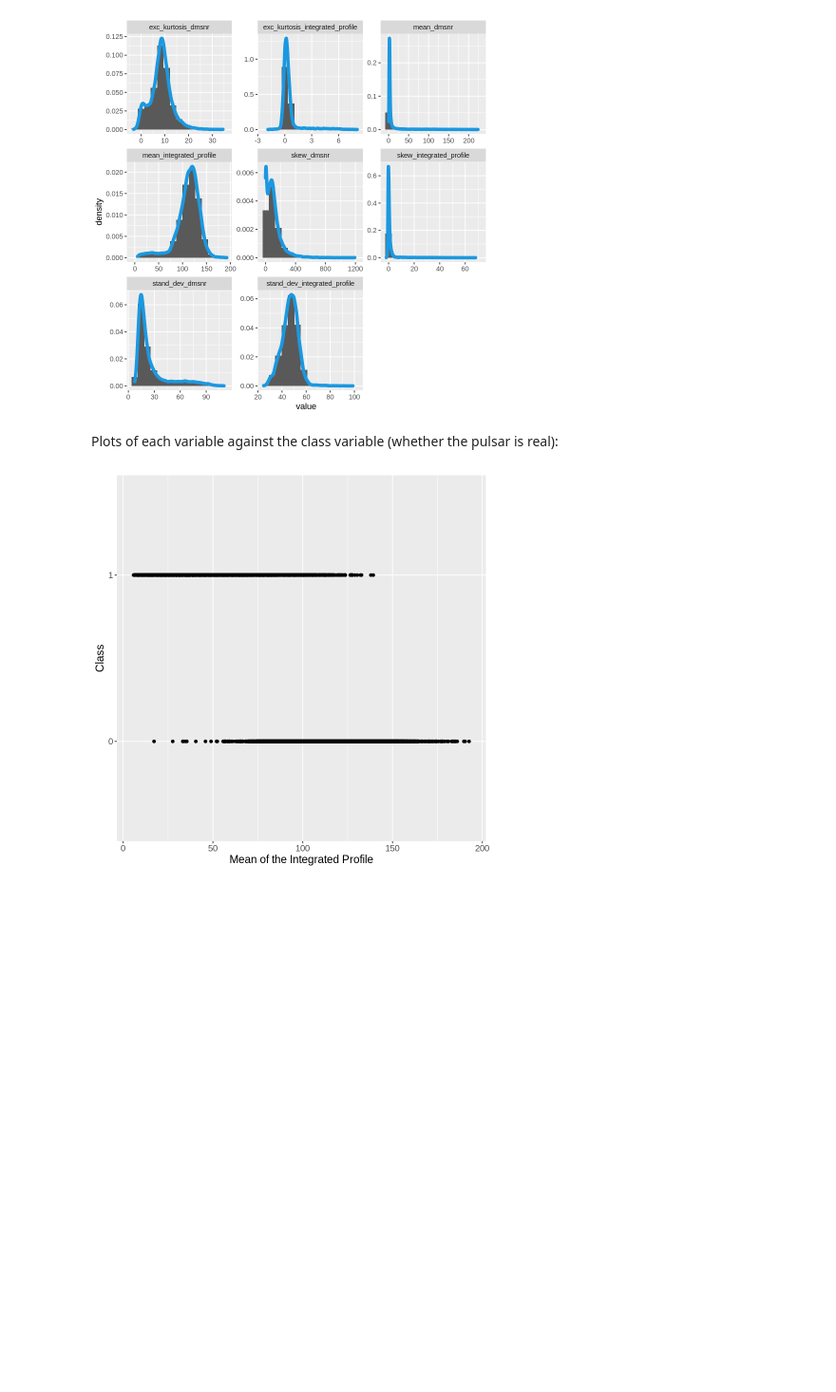
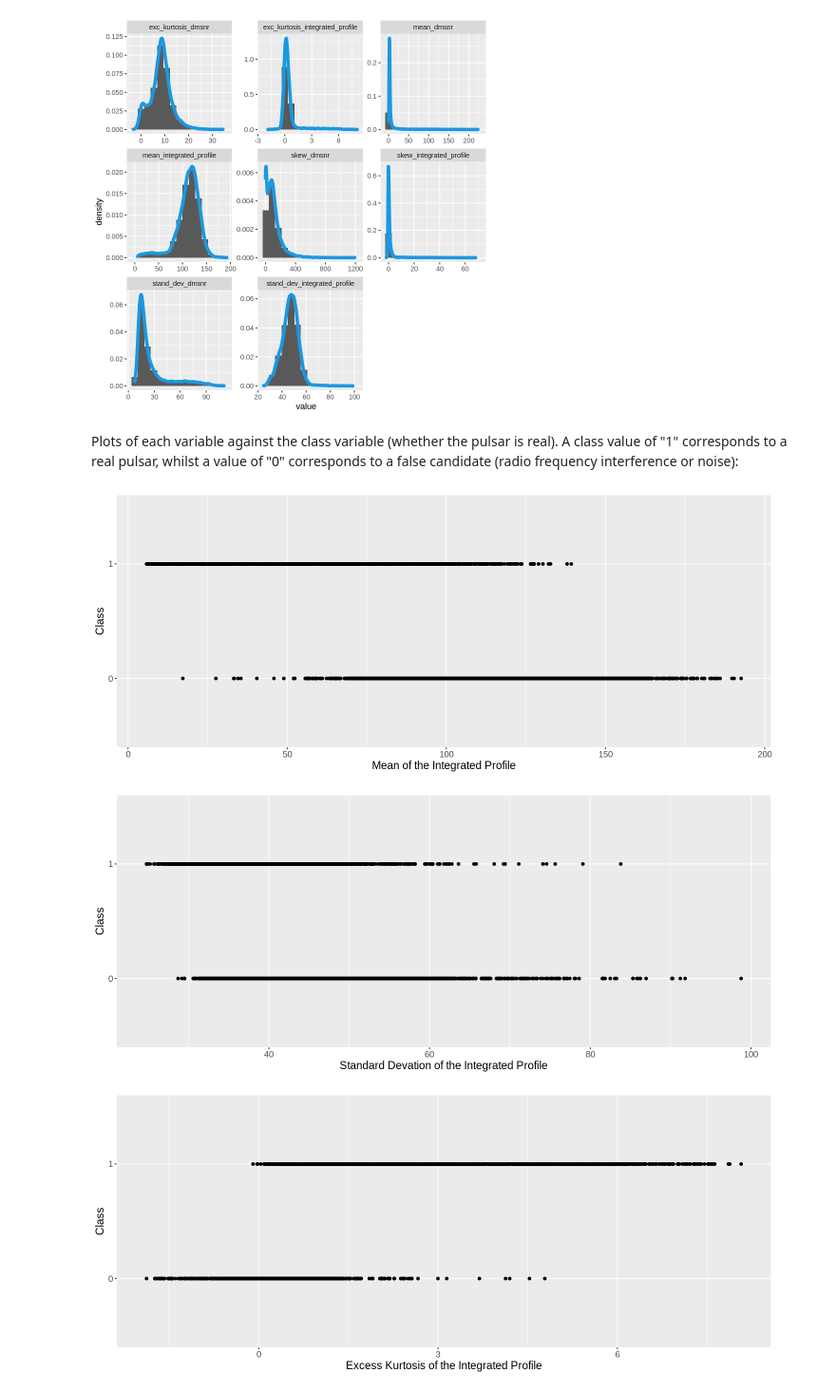
Before and after one commit to nailserverzone/dsci-100-2023w2-group-11, a Jupyter notebook: Proposal.ipynb, the cells around one changed output. Shown at 95% size. Saved outputs shown, nothing was run; the diff lists cells and outputs as text; code cells hidden in the pictures; blank space fills up the shorter version.

Commit message:
Created plots for each variable vs. class
Justified predictor choices based on the 8 plots.

```diff
--- a/Proposal.ipynb
+++ b/Proposal.ipynb
@@ -137,14 +139,74 @@ ggp3
 # %% [output]
 [figure]
 # %% [markdown]
-Plots of each variable against the class variable (whether the pulsar is real):
+Plots of each variable against the class variable (whether the pulsar is real). A class value of "1" corresponds to a real pulsar, whilst a value of "0" corresponds to a false candidate (radio frequency interference or noise):
 # %%
+options(repr.plot.width = 12, repr.plot.height = 5)
+
 #variable 1
 mean_int_prof_plot <- pulsar_data |>
     ggplot(aes(x = mean_integrated_profile, y = class)) +
     geom_point() +
     labs(x = "Mean of the Integrated Profile", y = "Class") +
     theme(text = element_text(size = 14))
 mean_int_prof_plot
+
+#variable 2
+stand_dev_int_plot <- pulsar_data |>
+    ggplot(aes(x = stand_dev_integrated_profile, y = class)) +
+    geom_point() +
+    labs(x = "Standard Devation of the Integrated Profile", y = "Class") +
+    theme(text = element_text(size = 14))
+stand_dev_int_plot
+
+#variable 3
+exc_kurt_int_plot <- pulsar_data |>
+    ggplot(aes(x = exc_kurtosis_integrated_profile, y = class)) +
+    geom_point() +
+    labs(x = "Excess Kurtosis of the Integrated Profile", y = "Class") +
+    theme(text = element_text(size = 14))
+exc_kurt_int_plot
+
+#variable 4
+skew_int_plot <- pulsar_data |>
+    ggplot(aes(x = skew_integrated_profile, y = class)) +
+    geom_point() +
+    labs(x = "Skewness of the Integrated Profile", y = "Class") +
+    theme(text = element_text(size = 14))
+skew_int_plot
+
+#variable 5
+mean_dmsnr_plot <- pulsar_data |>
+    ggplot(aes(x = mean_dmsnr, y = class)) +
+    geom_point() +
+    labs(x = "Mean of the DM-SNR curve", y = "Class") +
+    theme(text = element_text(size = 14))
+mean_dmsnr_plot
+
+#variable 6
+dev_dmsnr_plot <- pulsar_data |>
+    ggplot(aes(x = stand_dev_dmsnr, y = class)) +
+    geom_point() +
+    labs(x = "Standard Deviation of the DM-SNR curve", y = "Class") +
+    theme(text = element_text(size = 14))
+dev_dmsnr_plot
+
+#variable 7
+exc_kurt_dmsnr_plot <- pulsar_data |>
+    ggplot(aes(x = exc_kurtosis_dmsnr, y = class)) +
+    geom_point() +
+    labs(x = "Excess Kurtosis of the DM-SNR curve", y = "Class") +
+    theme(text = element_text(size = 14))
+exc_kurt_dmsnr_plot
+
+#variable 8
+skew_dmsnr_plot <- pulsar_data |>
+    ggplot(aes(x = skew_dmsnr, y = class)) +
+    geom_point() +
+    labs(x = "Skewness of the DM-SNR curve", y = "Class") +
+    theme(text = element_text(size = 14))
+skew_dmsnr_plot
 # %% [output]
-[figure, old version]
+[figure, new version]
+[figure, added]
+[figure, added]
```
Also changed, not shown: parts of 6 cells of this notebook.
